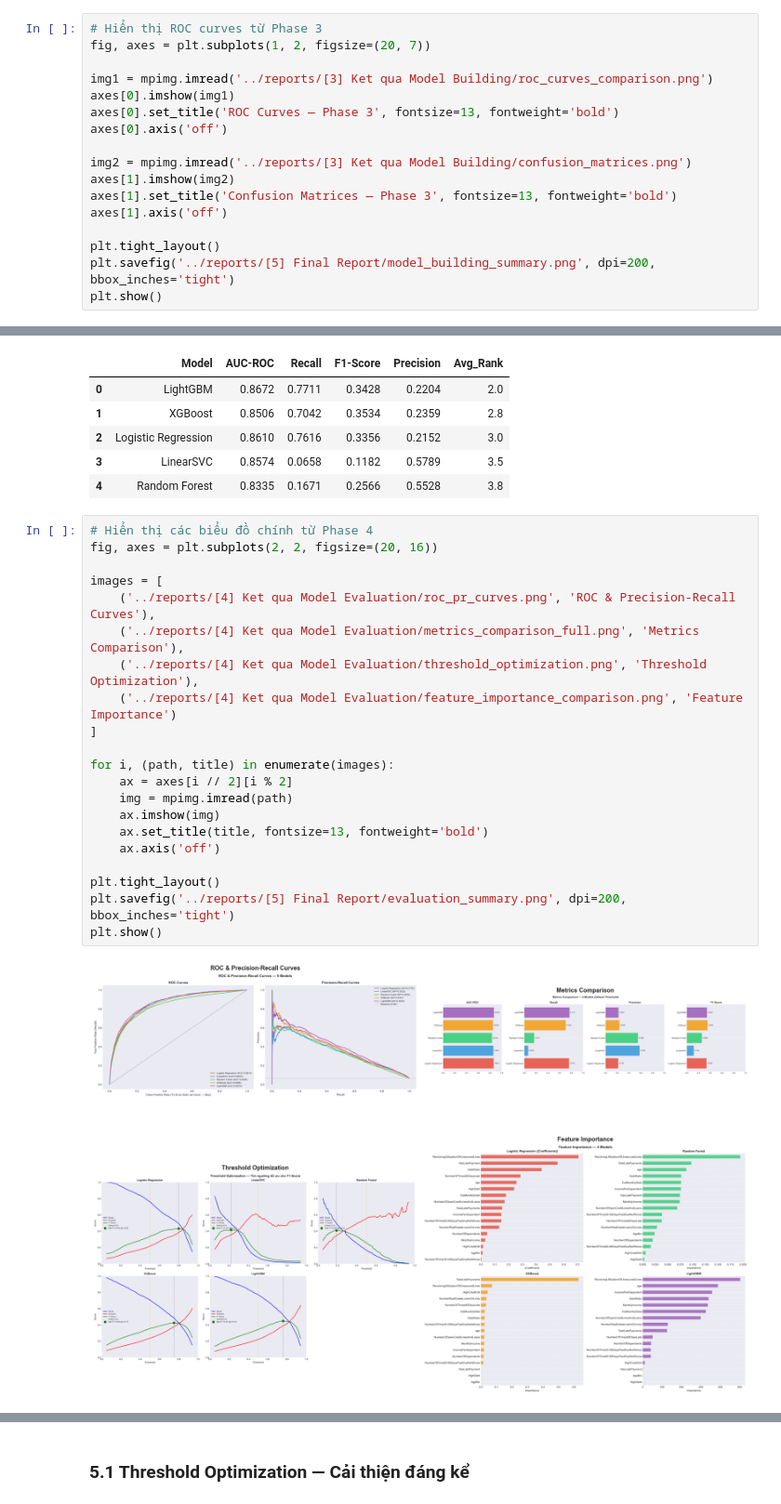
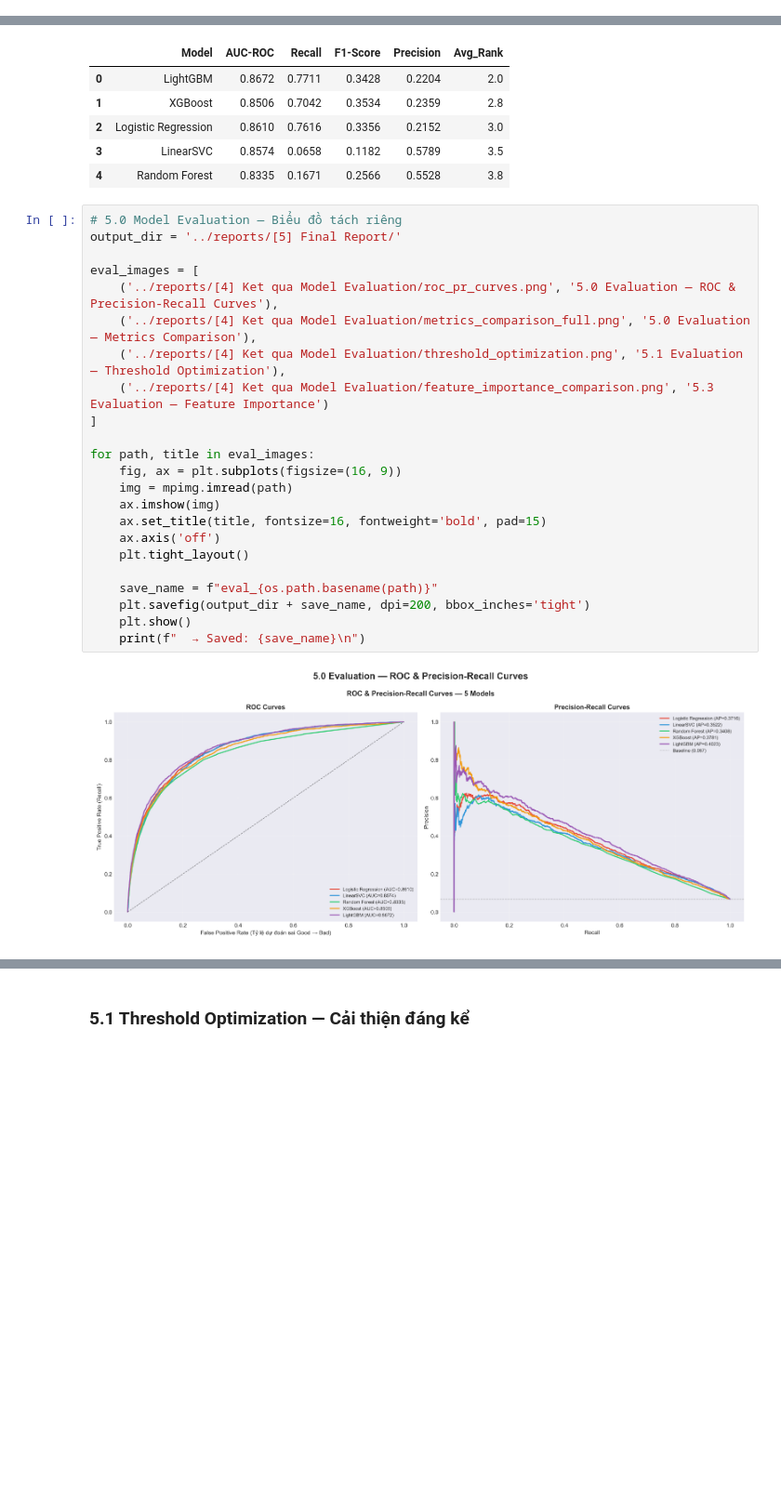
Before and after one commit to QuangMing25/MLE501.-Machine-Learning, a Jupyter notebook: notebooks/05_Final_Report.ipynb, the cells around one changed output, grey strips where cells are left out. Shown at 93% size. Drawn from its saved outputs; the diff is of its cells as text; blank space fills up the shorter version.

```diff
--- a/notebooks/05_Final_Report.ipynb
+++ b/notebooks/05_Final_Report.ipynb
@@ -231,17 +246,0 @@ KẾT QUẢ TRAINING — 5 MODELS (Default Params)
-# %%
-# Hiển thị ROC curves từ Phase 3
-fig, axes = plt.subplots(1, 2, figsize=(20, 7))
-
-img1 = mpimg.imread('../reports/[3] Ket qua Model Building/roc_curves_comparison.png')
-axes[0].imshow(img1)
-axes[0].set_title('ROC Curves — Phase 3', fontsize=13, fontweight='bold')
-axes[0].axis('off')
-
-img2 = mpimg.imread('../reports/[3] Ket qua Model Building/confusion_matrices.png')
-axes[1].imshow(img2)
-axes[1].set_title('Confusion Matrices — Phase 3', fontsize=13, fontweight='bold')
-axes[1].axis('off')
-
-plt.tight_layout()
-plt.savefig('../reports/[5] Final Report/model_building_summary.png', dpi=200, bbox_inches='tight')
-plt.show()
@@ -281,25 +304,27 @@ BẢNG XẾP HẠNG TỔNG HỢP
 | 3 | LinearSVC | 0.8574 | 0.0658 | 0.1182 | 0.5789 | 3.5 |
 | 4 | Random Forest | 0.8335 | 0.1671 | 0.2566 | 0.5528 | 3.8 |
 # %%
-# Hiển thị các biểu đồ chính từ Phase 4
-fig, axes = plt.subplots(2, 2, figsize=(20, 16))
+# 5.0 Model Evaluation — Biểu đồ tách riêng
+output_dir = '../reports/[5] Final Report/'
 
-images = [
-    ('../reports/[4] Ket qua Model Evaluation/roc_pr_curves.png', 'ROC & Precision-Recall Curves'),
-    ('../reports/[4] Ket qua Model Evaluation/metrics_comparison_full.png', 'Metrics Comparison'),
-    ('../reports/[4] Ket qua Model Evaluation/threshold_optimization.png', 'Threshold Optimization'),
-    ('../reports/[4] Ket qua Model Evaluation/feature_importance_comparison.png', 'Feature Importance')
+eval_images = [
+    ('../reports/[4] Ket qua Model Evaluation/roc_pr_curves.png', '5.0 Evaluation — ROC & Precision-Recall Curves'),
+    ('../reports/[4] Ket qua Model Evaluation/metrics_comparison_full.png', '5.0 Evaluation — Metrics Comparison'),
+    ('../reports/[4] Ket qua Model Evaluation/threshold_optimization.png', '5.1 Evaluation — Threshold Optimization'),
+    ('../reports/[4] Ket qua Model Evaluation/feature_importance_comparison.png', '5.3 Evaluation — Feature Importance')
 ]
 
-for i, (path, title) in enumerate(images):
-    ax = axes[i // 2][i % 2]
+for path, title in eval_images:
+    fig, ax = plt.subplots(figsize=(16, 9))
     img = mpimg.imread(path)
     ax.imshow(img)
-    ax.set_title(title, fontsize=13, fontweight='bold')
+    ax.set_title(title, fontsize=16, fontweight='bold', pad=15)
     ax.axis('off')
+    plt.tight_layout()
 
-plt.tight_layout()
-plt.savefig('../reports/[5] Final Report/evaluation_summary.png', dpi=200, bbox_inches='tight')
-plt.show()
+    save_name = f"eval_{os.path.basename(path)}"
+    plt.savefig(output_dir + save_name, dpi=200, bbox_inches='tight')
+    plt.show()
+    print(f"  → Saved: {save_name}\n")
 # %% [output]
-[figure, old version]
+[figure, new version]
```
Also changed, not shown: parts of 12 cells of this notebook, 30 other files.
